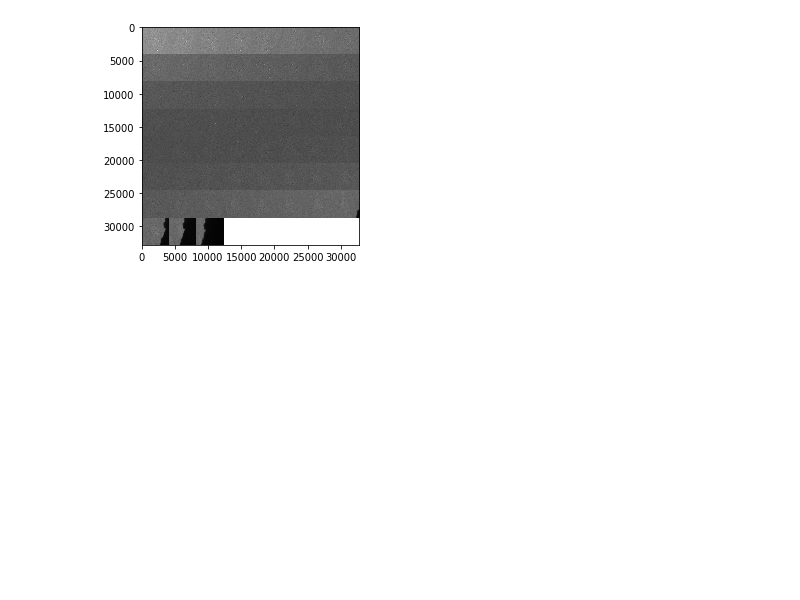
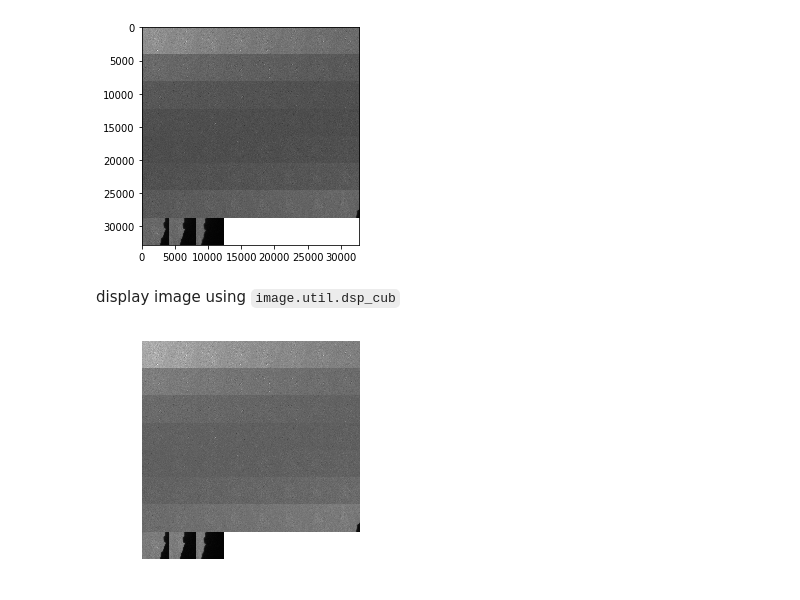
Before and after one commit to xulabs/aitom, a Jupyter notebook: tutorials/1.Load_volume_and_display.ipynb, the cells around one changed output. Saved outputs shown, nothing was run; the diff lists cells and outputs as text; code cells hidden in the pictures; blank space fills up the shorter version.

```diff
--- a/tutorials/1.Load_volume_and_display.ipynb
+++ b/tutorials/1.Load_volume_and_display.ipynb
@@ -43,3 +43,9 @@ plt.imshow(a_im['im'], cmap='gray')
 # %% [output]
 <matplotlib.image.AxesImage at 0x...>
 [figure]
+# %% [markdown]
+display image using `image.util.dsp_cub`
+# %%
+im_vol_util.dsp_cub(a)
+# %% [output]
+[figure, added]
```
